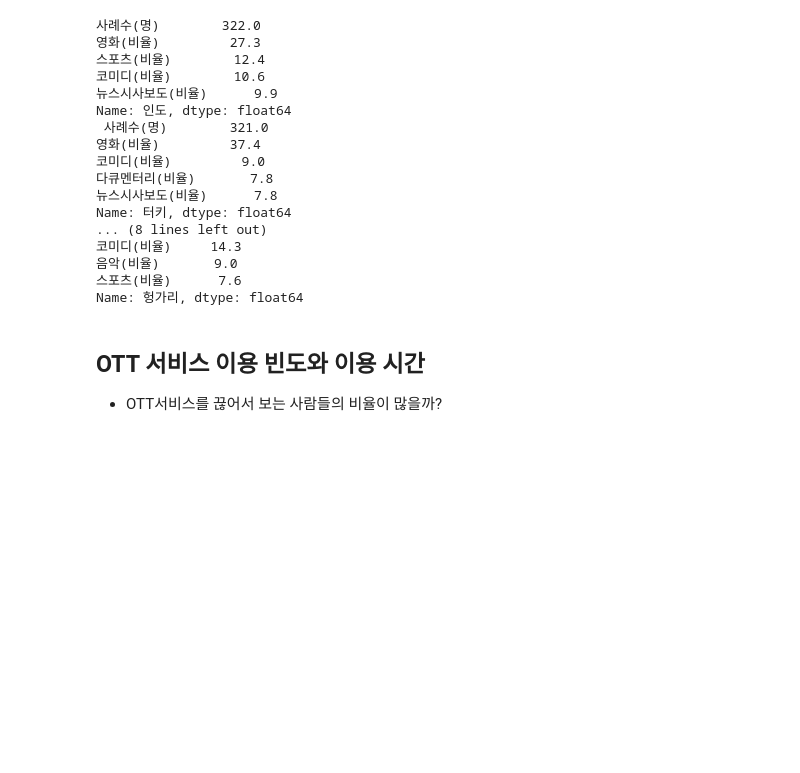
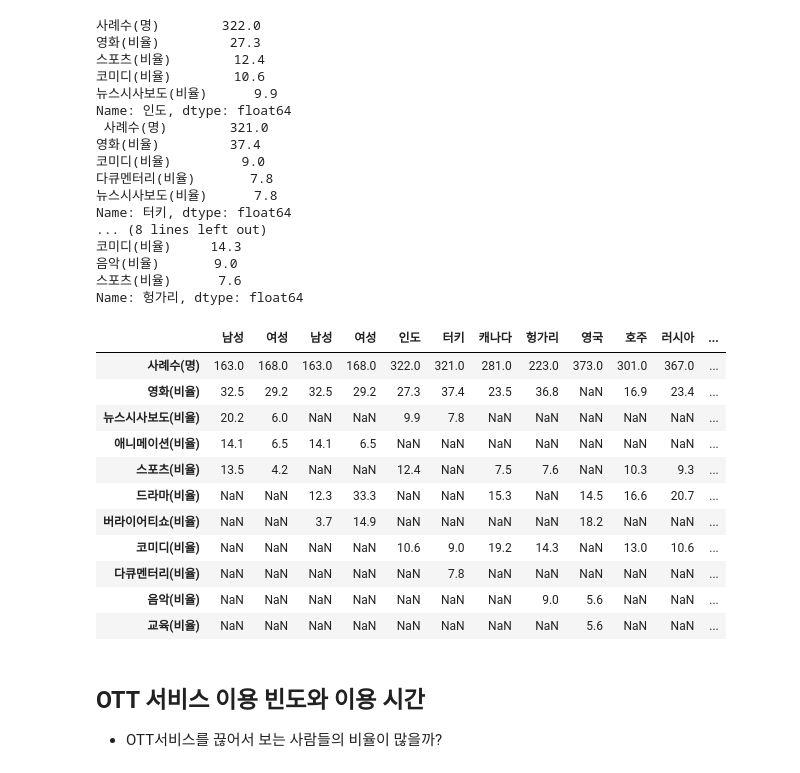
Before and after one commit to tada-data/teamproject-mid, a Jupyter notebook: 중간프로젝트데이터간단하게Review_R위한 정리 포함.ipynb, the cells around one changed output. Saved outputs shown, nothing was run; the diff lists cells and outputs as text; code cells hidden in the pictures; blank space fills up the shorter version.

```diff
--- a/중간프로젝트데이터간단하게Review_R위한 정리 포함.ipynb
+++ b/중간프로젝트데이터간단하게Review_R위한 정리 포함.ipynb
@@ -571,6 +571,11 @@ abgenrenine
 | 생활(비율) | 0.0 | 0.0 | 0.0 | 0.0 |
 | 시리즈물(비율) | 0.0 | 0.9 | 0.4 | 3.1 |
 | 기타(비율) | 0.3 | 0.6 | 0.4 | 1.3 |
+# %%
+nineamerica = OTTgenre1.iloc[72:74].droplevel(["조사연도","분류"]).T
+nineamerica
+manamerica = nineamerica["미국"].sort_values(by=["남성"], ascending=False).head()
+womanamerica = nineamerica["미국"].sort_values(by=["여성"], ascending=False).head()
 # %%
 India = abgenrenine.sort_values(by="인도", ascending=False).head()["인도"]
 Turkey = abgenrenine.sort_values(by="터키", ascending=False).head()["터키"]
@@ -595,6 +600,37 @@ Name: 터키, dtype: float64
 음악(비율)       9.0
 스포츠(비율)      7.6
 Name: 헝가리, dtype: float64
+# %%
+tengenreab = OTTgenre1.iloc[103:108].droplevel(["조사연도","분류","구분"]).T
+# %%
+England = tengenreab.sort_values(by="영국", ascending=False).head()["영국"]
+Austrailia = tengenreab.sort_values(by="호주", ascending=False).head()["호주"]
+Russia = tengenreab.sort_values(by="러시아", ascending=False).head()["러시아"]
+Brazil = tengenreab.sort_values(by="브라질", ascending=False).head()["브라질"]
+UAE = tengenreab.sort_values(by="UAE", ascending=False).head()["UAE"]
+lst2 = [England, Austrailia, Russia, Brazil, UAE]
+# %%
+lst = [manamerica, womanamerica, India, Turkey, Canada, Hungary]
+ninetopfive = pd.concat(lst, axis=1)
+tentopfive = pd.concat(lst2, axis=1)
+
+total = pd.concat([ninetopfive, tentopfive], axis=1)
+# %%
+total
+#### 영국과 미국여성을 제외하고 영화(비율)이 가장 높음(주로 보려는 장르가)
+# %% [output]
+|  | 남성 | 여성 | 남성 | 여성 | 인도 | 터키 | 캐나다 | 헝가리 | 영국 | 호주 | 러시아 | ... |
+| 사례수(명) | 163.0 | 168.0 | 163.0 | 168.0 | 322.0 | 321.0 | 281.0 | 223.0 | 373.0 | 301.0 | 367.0 | ... |
+| 영화(비율) | 32.5 | 29.2 | 32.5 | 29.2 | 27.3 | 37.4 | 23.5 | 36.8 | NaN | 16.9 | 23.4 | ... |
+| 뉴스시사보도(비율) | 20.2 | 6.0 | NaN | NaN | 9.9 | 7.8 | NaN | NaN | NaN | NaN | NaN | ... |
+| 애니메이션(비율) | 14.1 | 6.5 | 14.1 | 6.5 | NaN | NaN | NaN | NaN | NaN | NaN | NaN | ... |
+| 스포츠(비율) | 13.5 | 4.2 | NaN | NaN | 12.4 | NaN | 7.5 | 7.6 | NaN | 10.3 | 9.3 | ... |
+| 드라마(비율) | NaN | NaN | 12.3 | 33.3 | NaN | NaN | 15.3 | NaN | 14.5 | 16.6 | 20.7 | ... |
+| 버라이어티쇼(비율) | NaN | NaN | 3.7 | 14.9 | NaN | NaN | NaN | NaN | 18.2 | NaN | NaN | ... |
+| 코미디(비율) | NaN | NaN | NaN | NaN | 10.6 | 9.0 | 19.2 | 14.3 | NaN | 13.0 | 10.6 | ... |
+| 다큐멘터리(비율) | NaN | NaN | NaN | NaN | NaN | 7.8 | NaN | NaN | NaN | NaN | NaN | ... |
+| 음악(비율) | NaN | NaN | NaN | NaN | NaN | NaN | NaN | 9.0 | 5.6 | NaN | NaN | ... |
+| 교육(비율) | NaN | NaN | NaN | NaN | NaN | NaN | NaN | NaN | 5.6 | NaN | NaN | ... |
 # %%
 # 해외의 경우를 우리나라에 적용할 수는 없지만 참고를 위해 첨부합니다.
 # %% [markdown]
```
Also changed, not shown: parts of 8 cells of this notebook, 5 other files.
